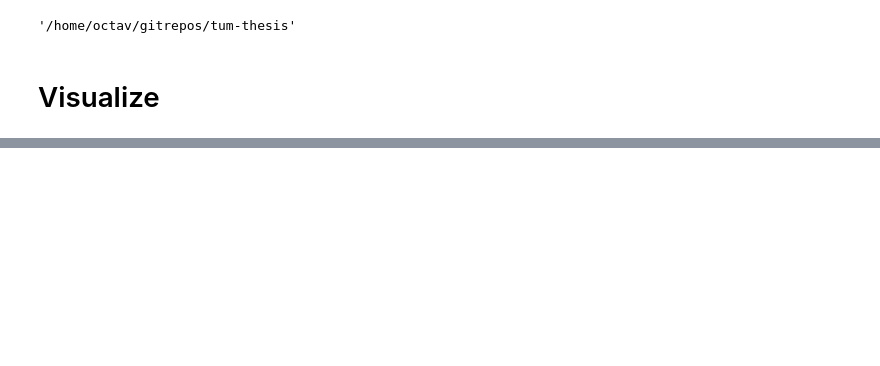
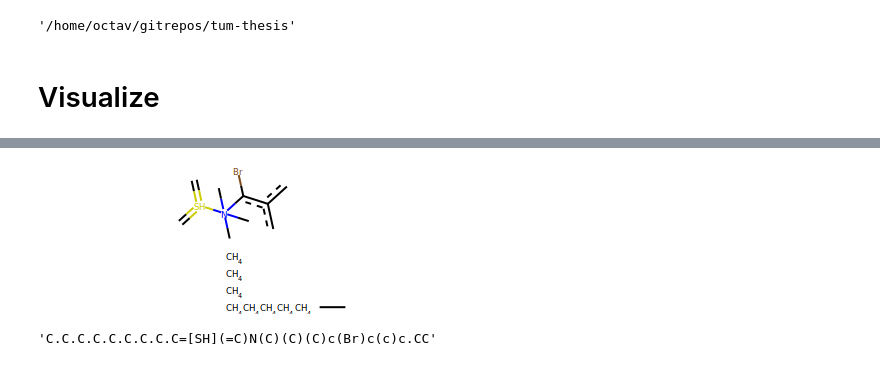
Before and after one commit to octavdragoi/tum-thesis, a Jupyter notebook: ntbk/assess-models.ipynb, the cells around one changed output, grey strips where cells are left out. Drawn from its saved outputs; the diff is of its cells as text; code cells hidden in the pictures; blank space fills up the shorter version.

```diff
--- a/ntbk/assess-models.ipynb
+++ b/ntbk/assess-models.ipynb
@@ -224,0 +255,9 @@ import io
+# %%
+smiles = "C.C.C.C.C.C.C.C=S(=C)(=C)N(C)(C)(C)c(Br)c(c)c.CC"
+smiles = "C.C.C.C.C.C.C.C.C=[SH](=C)N(C)(C)(C)c(Br)c(c)c.CC"
+from rdkit import Chem
+
+from rdkit.Chem.Draw import IPythonConsole
+Chem.MolFromSmiles(smiles, sanitize = False)
+# %% [output]
+[figure, added]
@@ -225,2 +266,6 @@ import io
+# %%
+smiles
+# %% [output]
+'C.C.C.C.C.C.C.C.C=[SH](=C)N(C)(C)(C)c(Br)c(c)c.CC'
 # %%
 bonds_labels
```
Also changed, not shown: parts of 31 cells of this notebook, 10 other files.
